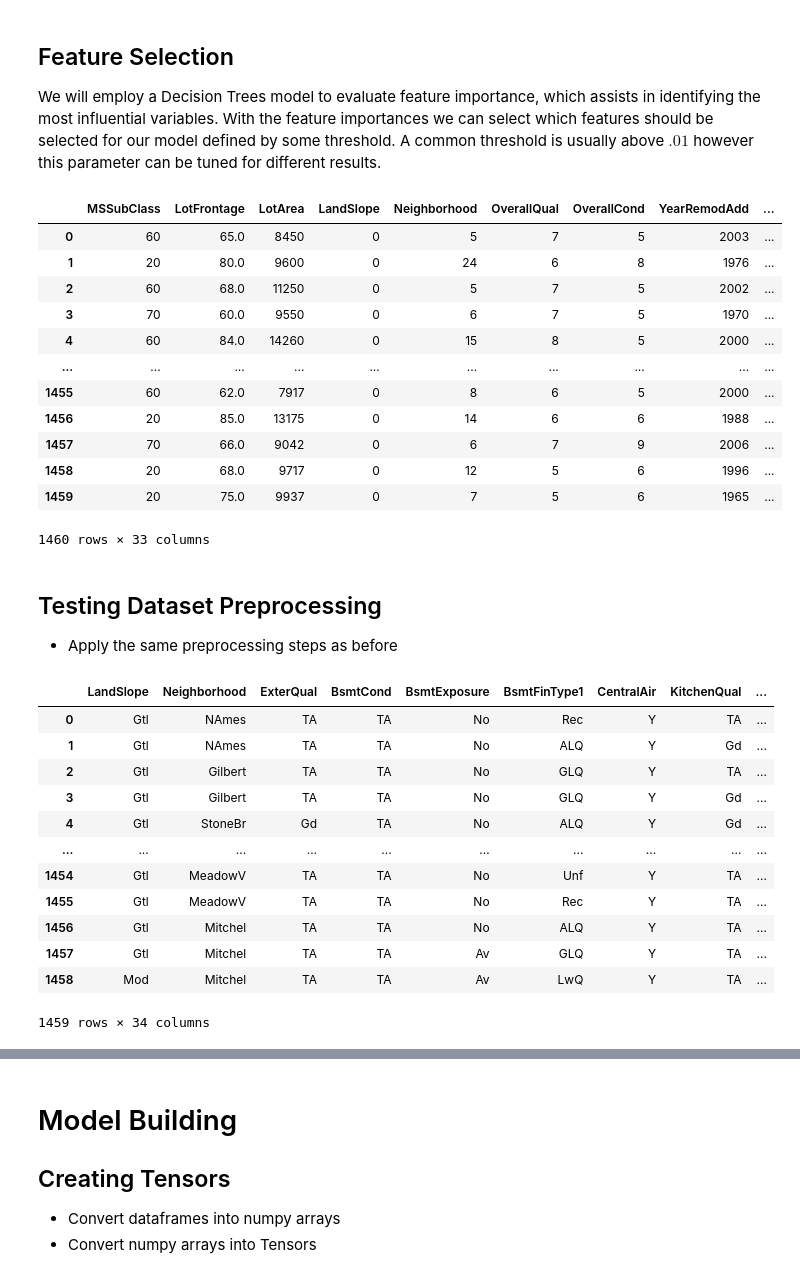
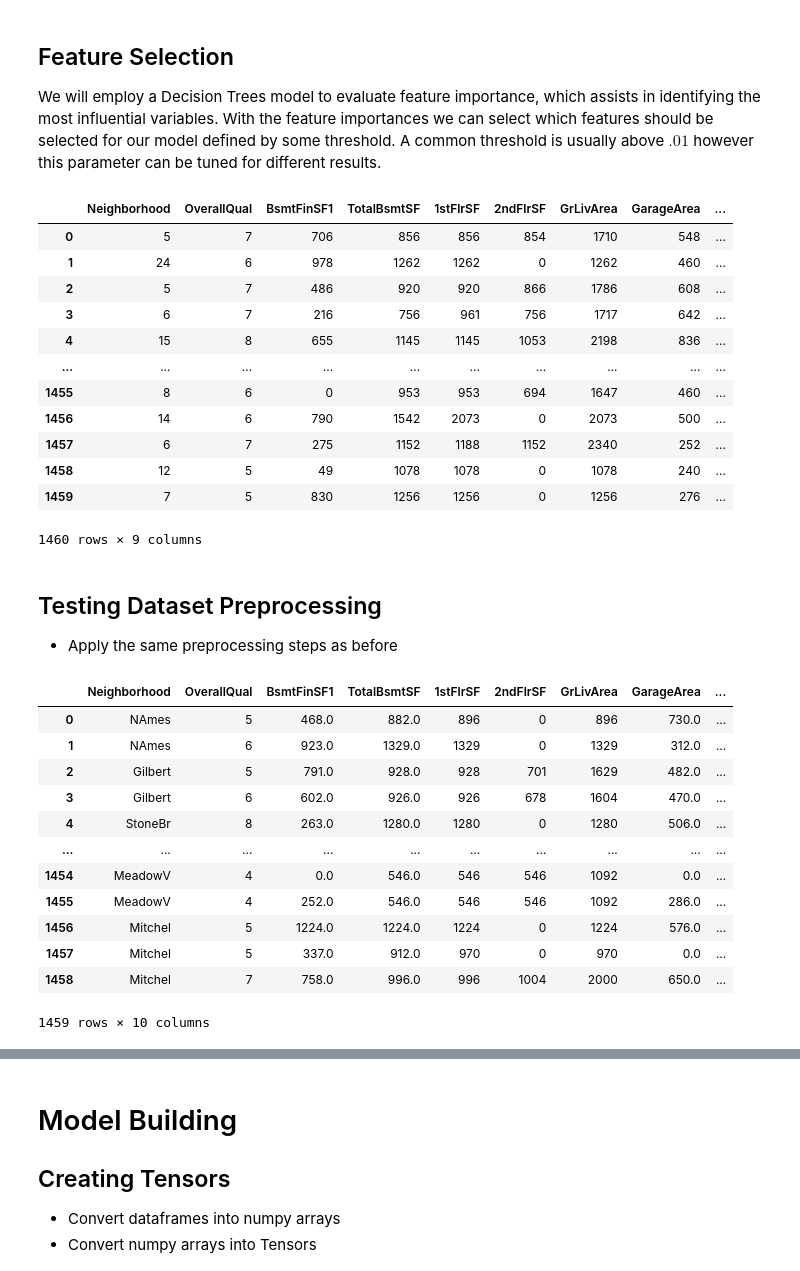
Before and after one commit to adenletchworth/Kaggle, a Jupyter notebook: house-prices-regression-with-nn.ipynb, the cells around one changed output, grey strips where cells are left out. Cells and saved outputs as stored; diff of their text form; code cells hidden in the pictures.

```diff
--- a/house-prices-regression-with-nn.ipynb
+++ b/house-prices-regression-with-nn.ipynb
@@ -329,27 +329,27 @@ feature_names = X.columns
 feature_importances = dict(zip(feature_names, importances))
 # %%
 # Filter out variables that have little influence
-importance_threshold = 0.001
+importance_threshold = 0.01
 
 important_features = {feature: importance for feature, importance in feature_importances.items() if importance >= importance_threshold}
 
 df = df[list(important_features.keys())]
 
 df
 # %% [output]
-|  | MSSubClass | LotFrontage | LotArea | LandSlope | Neighborhood | OverallQual | OverallCond | YearRemodAdd | ... |
-| 0 | 60 | 65.0 | 8450 | 0 | 5 | 7 | 5 | 2003 | ... |
-| 1 | 20 | 80.0 | 9600 | 0 | 24 | 6 | 8 | 1976 | ... |
-| 2 | 60 | 68.0 | 11250 | 0 | 5 | 7 | 5 | 2002 | ... |
-| 3 | 70 | 60.0 | 9550 | 0 | 6 | 7 | 5 | 1970 | ... |
-| 4 | 60 | 84.0 | 14260 | 0 | 15 | 8 | 5 | 2000 | ... |
+|  | Neighborhood | OverallQual | BsmtFinSF1 | TotalBsmtSF | 1stFlrSF | 2ndFlrSF | GrLivArea | GarageArea | ... |
+| 0 | 5 | 7 | 706 | 856 | 856 | 854 | 1710 | 548 | ... |
+| 1 | 24 | 6 | 978 | 1262 | 1262 | 0 | 1262 | 460 | ... |
+| 2 | 5 | 7 | 486 | 920 | 920 | 866 | 1786 | 608 | ... |
+| 3 | 6 | 7 | 216 | 756 | 961 | 756 | 1717 | 642 | ... |
+| 4 | 15 | 8 | 655 | 1145 | 1145 | 1053 | 2198 | 836 | ... |
 | ... | ... | ... | ... | ... | ... | ... | ... | ... | ... |
-| 1455 | 60 | 62.0 | 7917 | 0 | 8 | 6 | 5 | 2000 | ... |
-| 1456 | 20 | 85.0 | 13175 | 0 | 14 | 6 | 6 | 1988 | ... |
-| 1457 | 70 | 66.0 | 9042 | 0 | 6 | 7 | 9 | 2006 | ... |
-| 1458 | 20 | 68.0 | 9717 | 0 | 12 | 5 | 6 | 1996 | ... |
-| 1459 | 20 | 75.0 | 9937 | 0 | 7 | 5 | 6 | 1965 | ... |
+| 1455 | 8 | 6 | 0 | 953 | 953 | 694 | 1647 | 460 | ... |
+| 1456 | 14 | 6 | 790 | 1542 | 2073 | 0 | 2073 | 500 | ... |
+| 1457 | 6 | 7 | 275 | 1152 | 1188 | 1152 | 2340 | 252 | ... |
+| 1458 | 12 | 5 | 49 | 1078 | 1078 | 0 | 1078 | 240 | ... |
+| 1459 | 7 | 5 | 830 | 1256 | 1256 | 0 | 1256 | 276 | ... |
-1460 rows × 33 columns
+1460 rows × 9 columns
 # %%
 # Revise Categorical and Numerical features list to reflect filtered df
 filtered_cat_features = [cat for cat in cat_features if cat in df.columns]
@@ -366,19 +366,19 @@ df_test.drop(['YearBuilt','GarageYrBlt'], axis=1, inplace=True)
 df_test = df_test[filtered_features + ['Id']]
 df_test
 # %% [output]
-|  | LandSlope | Neighborhood | ExterQual | BsmtCond | BsmtExposure | BsmtFinType1 | CentralAir | KitchenQual | ... |
-| 0 | Gtl | NAmes | TA | TA | No | Rec | Y | TA | ... |
-| 1 | Gtl | NAmes | TA | TA | No | ALQ | Y | Gd | ... |
-| 2 | Gtl | Gilbert | TA | TA | No | GLQ | Y | TA | ... |
-| 3 | Gtl | Gilbert | TA | TA | No | GLQ | Y | Gd | ... |
-| 4 | Gtl | StoneBr | Gd | TA | No | ALQ | Y | Gd | ... |
+|  | Neighborhood | OverallQual | BsmtFinSF1 | TotalBsmtSF | 1stFlrSF | 2ndFlrSF | GrLivArea | GarageArea | ... |
+| 0 | NAmes | 5 | 468.0 | 882.0 | 896 | 0 | 896 | 730.0 | ... |
+| 1 | NAmes | 6 | 923.0 | 1329.0 | 1329 | 0 | 1329 | 312.0 | ... |
+| 2 | Gilbert | 5 | 791.0 | 928.0 | 928 | 701 | 1629 | 482.0 | ... |
+| 3 | Gilbert | 6 | 602.0 | 926.0 | 926 | 678 | 1604 | 470.0 | ... |
+| 4 | StoneBr | 8 | 263.0 | 1280.0 | 1280 | 0 | 1280 | 506.0 | ... |
 | ... | ... | ... | ... | ... | ... | ... | ... | ... | ... |
-| 1454 | Gtl | MeadowV | TA | TA | No | Unf | Y | TA | ... |
-| 1455 | Gtl | MeadowV | TA | TA | No | Rec | Y | TA | ... |
-| 1456 | Gtl | Mitchel | TA | TA | No | ALQ | Y | TA | ... |
-| 1457 | Gtl | Mitchel | TA | TA | Av | GLQ | Y | TA | ... |
-| 1458 | Mod | Mitchel | TA | TA | Av | LwQ | Y | TA | ... |
+| 1454 | MeadowV | 4 | 0.0 | 546.0 | 546 | 546 | 1092 | 0.0 | ... |
+| 1455 | MeadowV | 4 | 252.0 | 546.0 | 546 | 546 | 1092 | 286.0 | ... |
+| 1456 | Mitchel | 5 | 1224.0 | 1224.0 | 1224 | 0 | 1224 | 576.0 | ... |
+| 1457 | Mitchel | 5 | 337.0 | 912.0 | 970 | 0 | 970 | 0.0 | ... |
+| 1458 | Mitchel | 7 | 758.0 | 996.0 | 996 | 1004 | 2000 | 650.0 | ... |
-1459 rows × 34 columns
+1459 rows × 10 columns
 # %%
 test_cat = df_test.select_dtypes(include='object')
 test_numeric = df_test.select_dtypes(include='number')
```
Also changed, not shown: parts of 18 cells of this notebook.
